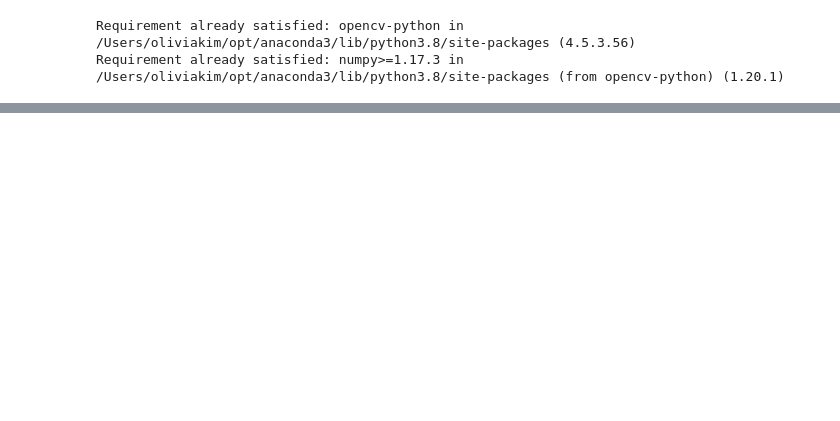
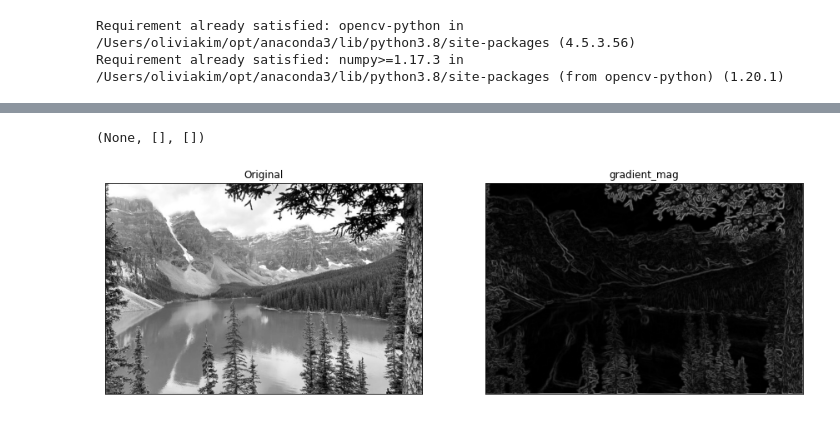
Before and after one commit to kimolivia0721/csc420, a Jupyter notebook: A1/CSC420 A1.ipynb, the cells around one changed output, grey strips where cells are left out. Saved outputs shown, nothing was run; the diff lists cells and outputs as text; code cells hidden in the pictures; blank space fills up the shorter version.

```diff
--- a/A1/CSC420 A1.ipynb
+++ b/A1/CSC420 A1.ipynb
@@ -60,0 +110,17 @@ plt.xticks([]), plt.yticks([])
+# %%
+# Test II
+gray3 = cv2.cvtColor(img3, cv2.COLOR_BGR2GRAY)
+blur = cv2.GaussianBlur(gray3,(5,5),1)
+img_grad3 = gradientMag(blur)
+
+fig = plt.figure(figsize=(15,15))
+ax1 = fig.add_subplot(121)
+ax2 = fig.add_subplot(122)
+
+ax1.imshow(gray3,cmap = 'gray')
+ax1.title.set_text('Original'), ax1.set_xticks([]), ax1.set_yticks([])
+ax2.imshow(img_grad3,cmap = 'gray')
+ax2.title.set_text('gradient_mag'), ax2.set_xticks([]), ax2.set_yticks([])
+# %% [output]
+(None, [], [])
+[figure, added]
```
Also changed, not shown: parts of 13 cells of this notebook, 2 other files.
